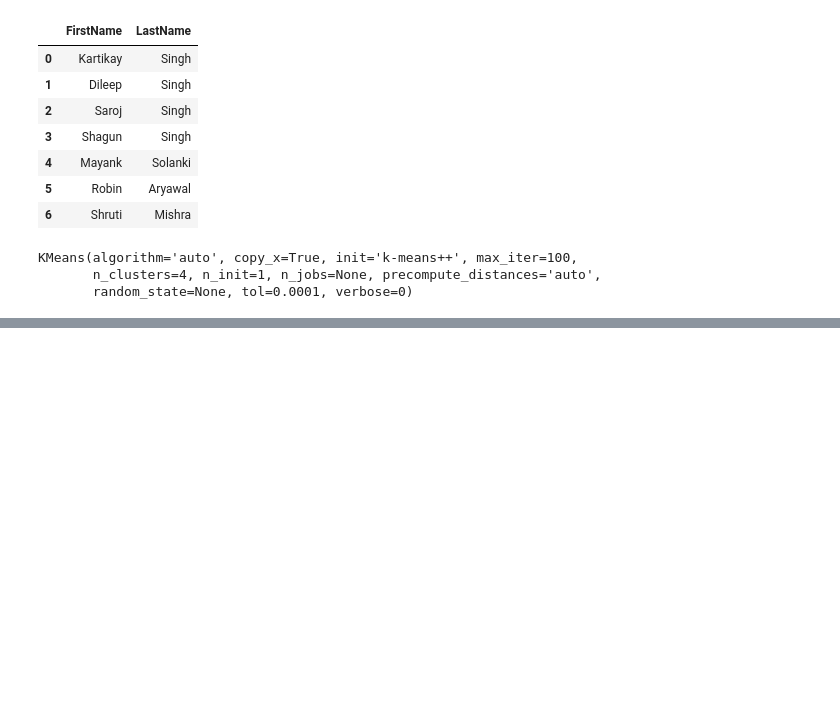
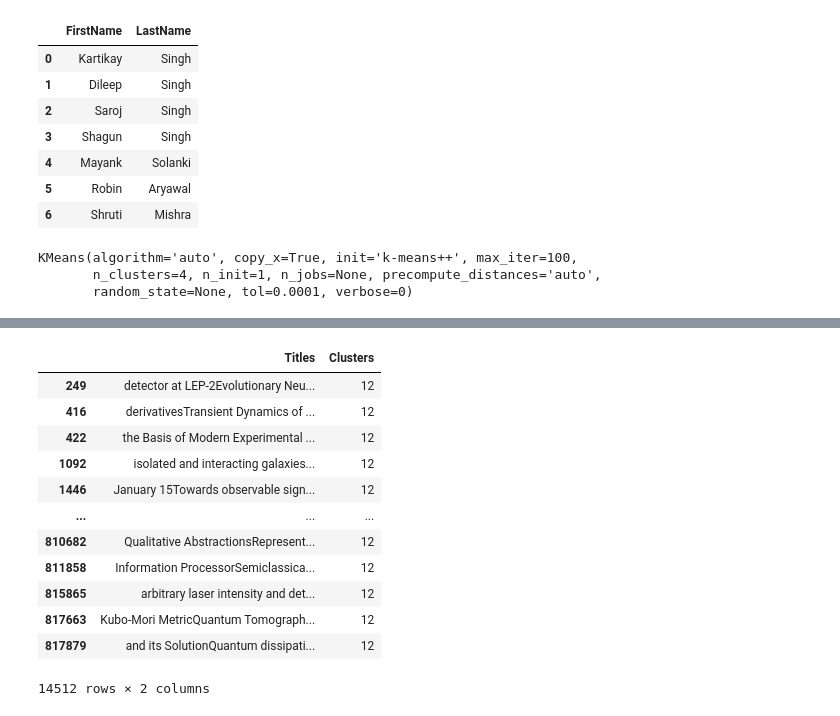
Before and after one commit to kartikay89/Data-Analysis, a Jupyter notebook: MachineLearning_ALgorithms.ipynb, the cells around one changed output, grey strips where cells are left out. Cells and saved outputs as stored; diff of their text form; code cells hidden in the pictures; blank space fills up the shorter version.

```diff
--- a/MachineLearning_ALgorithms.ipynb
+++ b/MachineLearning_ALgorithms.ipynb
@@ -350,0 +447,16 @@ mishra
+# %%
+JournalDF[JournalDF['Clusters'] == 12]
+# %% [output]
+|  | Titles | Clusters |
+| 249 | detector at LEP-2Evolutionary Neu... | 12 |
+| 416 | derivativesTransient Dynamics of ... | 12 |
+| 422 | the Basis of Modern Experimental ... | 12 |
+| 1092 | isolated and interacting galaxies... | 12 |
+| 1446 | January 15Towards observable sign... | 12 |
+| ... | ... | ... |
+| 810682 | Qualitative AbstractionsRepresent... | 12 |
+| 811858 | Information ProcessorSemiclassica... | 12 |
+| 815865 | arbitrary laser intensity and det... | 12 |
+| 817663 | Kubo-Mori MetricQuantum Tomograph... | 12 |
+| 817879 | and its SolutionQuantum dissipati... | 12 |
+14512 rows × 2 columns
```
Also changed, not shown: parts of 22 cells of this notebook.
